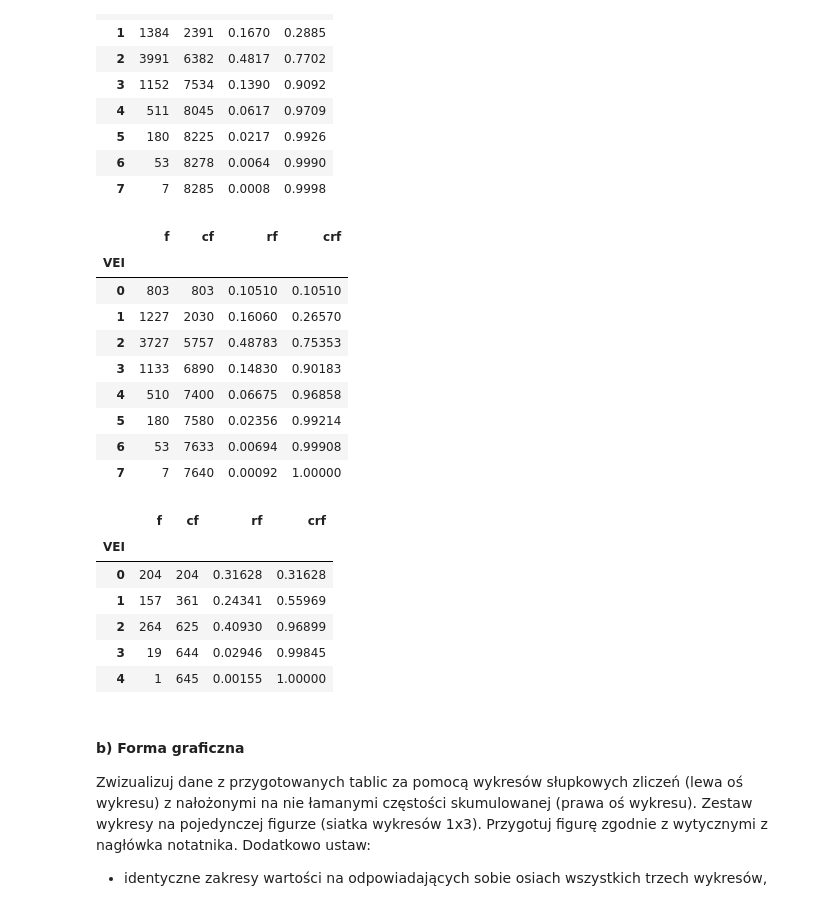
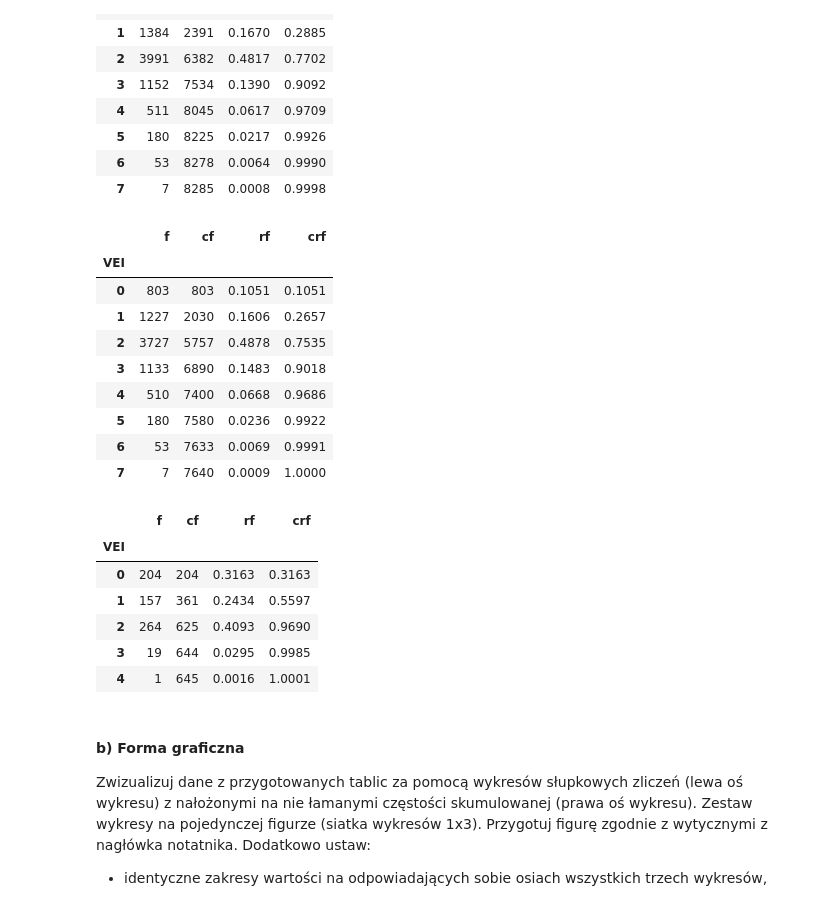
Before and after one commit to zuzannabrauer/dataAnalysisPython, a Jupyter notebook: ZZ01_CZ02.ipynb, the cells around one changed output. Cells and saved outputs as stored; diff of their text form; code cells hidden in the pictures.

```diff
--- a/ZZ01_CZ02.ipynb
+++ b/ZZ01_CZ02.ipynb
@@ -183,40 +183,40 @@ vei_data_1
 # %%
 eruptions_data2 = eruptions_data[eruptions_data['Eruption Category'] == 'Confirmed']
 vei_data_2 = pd.DataFrame()
-vei_data_2['f'] = pd.DataFrame(eruptions_data2.groupby('VEI')['Eruption Category'].count())
+vei_data_2['f'] = eruptions_data2.groupby('VEI')['Eruption Category'].count()
 vei_data_2['cf'] = vei_data_2['f'].cumsum()
 vei_data_2['rf'] = (vei_data_2['f'])/(vei_data_2['f'].sum())
-vei_data_2['rf'] = (vei_data_2['rf']).round(5)
+vei_data_2['rf'] = (vei_data_2['rf']).round(4)
 vei_data_2['crf'] = vei_data_2['rf'].cumsum()
 vei_data_2
 # %% [output]
 |  | f | cf | rf | crf |
 | VEI |  |  |  |  |
-| 0 | 803 | 803 | 0.10510 | 0.10510 |
-| 1 | 1227 | 2030 | 0.16060 | 0.26570 |
-| 2 | 3727 | 5757 | 0.48783 | 0.75353 |
-| 3 | 1133 | 6890 | 0.14830 | 0.90183 |
-| 4 | 510 | 7400 | 0.06675 | 0.96858 |
-| 5 | 180 | 7580 | 0.02356 | 0.99214 |
-| 6 | 53 | 7633 | 0.00694 | 0.99908 |
-| 7 | 7 | 7640 | 0.00092 | 1.00000 |
+| 0 | 803 | 803 | 0.1051 | 0.1051 |
+| 1 | 1227 | 2030 | 0.1606 | 0.2657 |
+| 2 | 3727 | 5757 | 0.4878 | 0.7535 |
+| 3 | 1133 | 6890 | 0.1483 | 0.9018 |
+| 4 | 510 | 7400 | 0.0668 | 0.9686 |
+| 5 | 180 | 7580 | 0.0236 | 0.9922 |
+| 6 | 53 | 7633 | 0.0069 | 0.9991 |
+| 7 | 7 | 7640 | 0.0009 | 1.0000 |
 # %%
 eruptions_data3 = eruptions_data[eruptions_data['Eruption Category'] == 'Uncertain']
 vei_data_3 = pd.DataFrame()
-vei_data_3['f'] = pd.DataFrame(eruptions_data3.groupby('VEI')['Eruption Category'].count())
+vei_data_3['f'] = eruptions_data3.groupby('VEI')['Eruption Category'].count()
 vei_data_3['cf'] = vei_data_3['f'].cumsum()
 vei_data_3['rf'] = (vei_data_3['f'])/(vei_data_3['f'].sum())
-vei_data_3['rf'] = (vei_data_3['rf']).round(5)
+vei_data_3['rf'] = (vei_data_3['rf']).round(4)
 vei_data_3['crf'] = vei_data_3['rf'].cumsum()
 vei_data_3
 # %% [output]
 |  | f | cf | rf | crf |
 | VEI |  |  |  |  |
-| 0 | 204 | 204 | 0.31628 | 0.31628 |
-| 1 | 157 | 361 | 0.24341 | 0.55969 |
-| 2 | 264 | 625 | 0.40930 | 0.96899 |
-| 3 | 19 | 644 | 0.02946 | 0.99845 |
-| 4 | 1 | 645 | 0.00155 | 1.00000 |
+| 0 | 204 | 204 | 0.3163 | 0.3163 |
+| 1 | 157 | 361 | 0.2434 | 0.5597 |
+| 2 | 264 | 625 | 0.4093 | 0.9690 |
+| 3 | 19 | 644 | 0.0295 | 0.9985 |
+| 4 | 1 | 645 | 0.0016 | 1.0001 |
 # %%
 ### Komórka testowa
 # Test 1: Wszystkie erupcje
```
Also changed, not shown: parts of 1 cell of this notebook.
